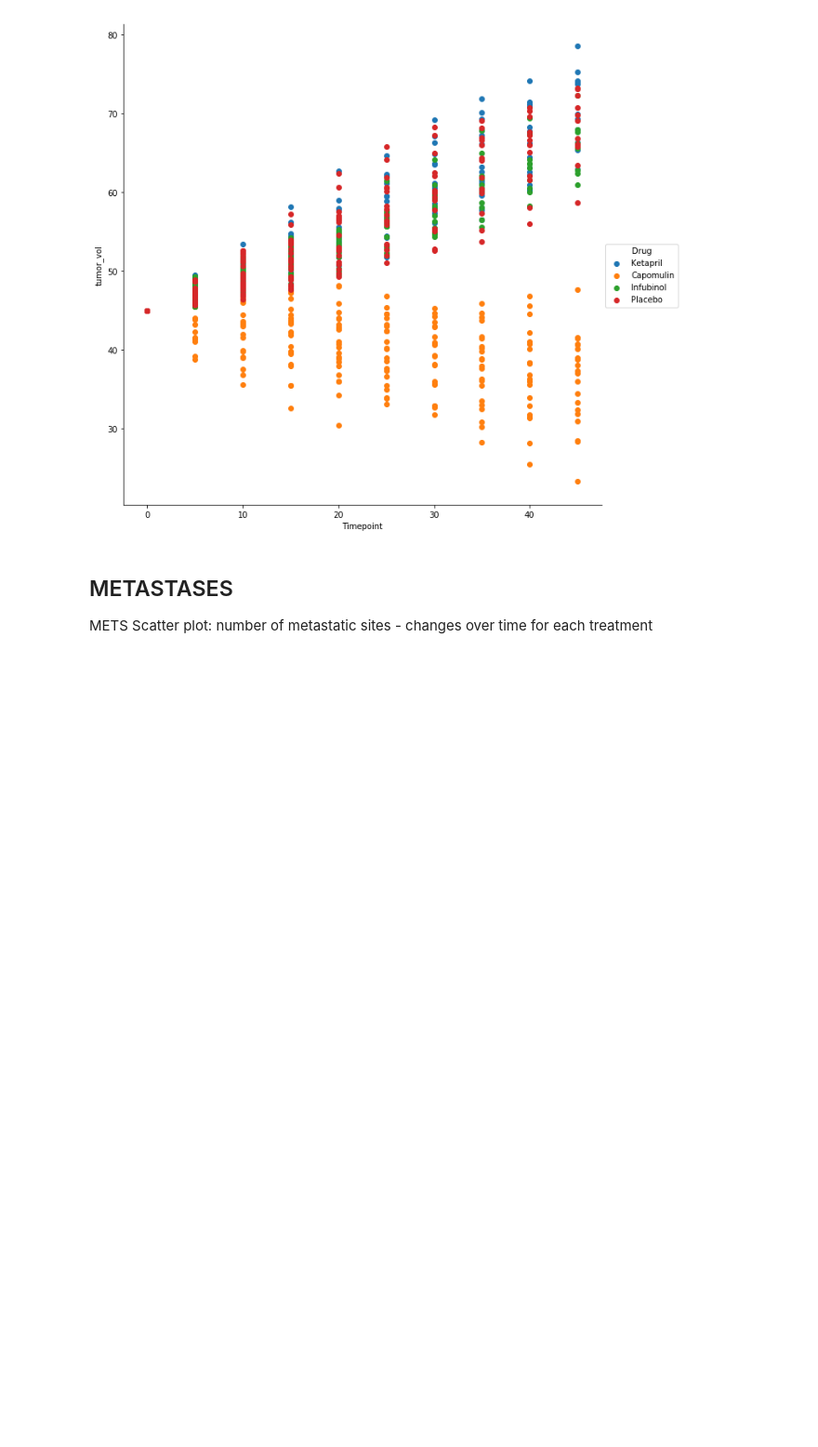
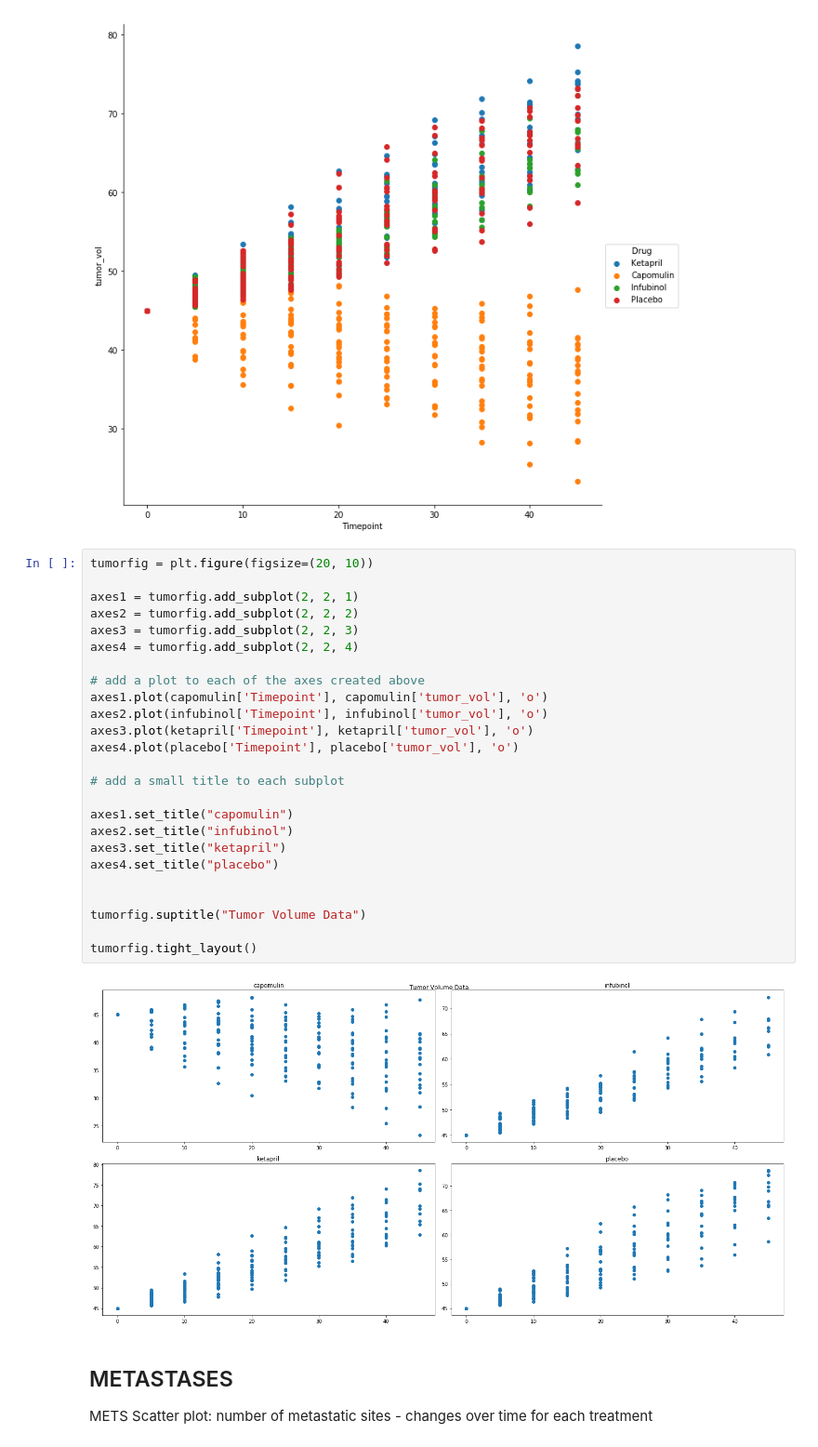
Before and after one commit to jenshurley/hw5, a Jupyter notebook: pydrug_mid.ipynb, the cells around one changed output. Shown: that part at 93% size. Saved outputs shown, nothing was run; the diff lists cells and outputs as text; blank space fills up the shorter version.

```diff
--- a/pydrug_mid.ipynb
+++ b/pydrug_mid.ipynb
@@ -53,6 +59,33 @@ sns.FacetGrid(data_drugs, hue="Drug", size=9,) \
    .add_legend();
 # %% [output]
 [figure]
+# %%
+tumorfig = plt.figure(figsize=(20, 10))
+
+axes1 = tumorfig.add_subplot(2, 2, 1)
+axes2 = tumorfig.add_subplot(2, 2, 2)
+axes3 = tumorfig.add_subplot(2, 2, 3)
+axes4 = tumorfig.add_subplot(2, 2, 4)
+
+# add a plot to each of the axes created above
+axes1.plot(capomulin['Timepoint'], capomulin['tumor_vol'], 'o')
+axes2.plot(infubinol['Timepoint'], infubinol['tumor_vol'], 'o')
+axes3.plot(ketapril['Timepoint'], ketapril['tumor_vol'], 'o')
+axes4.plot(placebo['Timepoint'], placebo['tumor_vol'], 'o')
+
+# add a small title to each subplot
+
+axes1.set_title("capomulin")
+axes2.set_title("infubinol")
+axes3.set_title("ketapril")
+axes4.set_title("placebo")
+
+
+tumorfig.suptitle("Tumor Volume Data")
+
+tumorfig.tight_layout()
+# %% [output]
+[figure, added]
 # %% [markdown]
 ## METASTASES
 METS Scatter plot: number of metastatic sites - changes over time for each treatment
```
Also changed, not shown: parts of 30 cells of this notebook.
